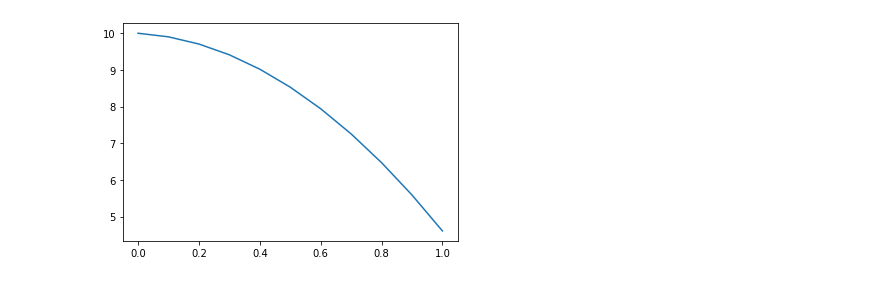
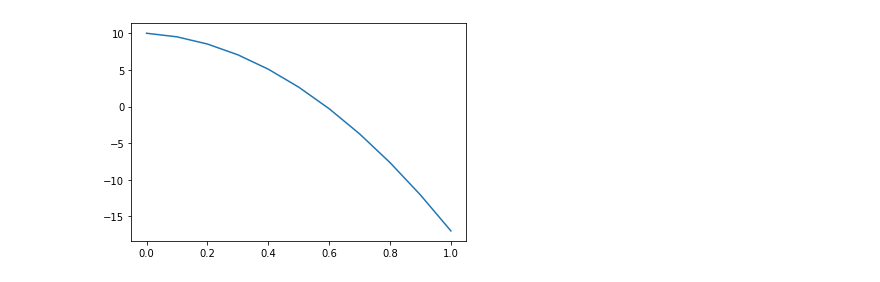
Before and after one commit to franklinzppa/fisica-computacional, a Jupyter notebook: Final Project.ipynb, the cells around one changed output. Cells and saved outputs as stored; diff of their text form; code cells hidden in the pictures.

```diff
--- a/Final Project.ipynb
+++ b/Final Project.ipynb
@@ -39,19 +10,0 @@ plt.show()
-# %%
-# Testing solve_ivp for a first order ODE
-
-from scipy.integrate import solve_ivp
-
-dt = 0.1
-t = np.arange(0, 1+dt, dt)
-
-def f(t, y, a):
-    return a*t**2
-
-a = 3.0
-
-sol = solve_ivp(f, t_span=(0,1), y0=[0], t_eval=t, args=[a])
-y = sol.y[0]
-
-plt.plot(t, a*(t**3)/3)
-plt.plot(t, y, marker='o', ls='')
-plt.show()
@@ -165,26 +11,26 @@ plt.show()
 # %%
+# Euler-Cromer in 1D
+
+m = 5.0
 dt = 0.1
 t = np.arange(0, 1+dt, dt)
 N = len(t)
 
-x = 10.0
-v = 0.0
+r = np.zeros(N)
+v = np.zeros(N)
 
-def f():
-    g = 9.8
-    return -g
+r[0] = 10.0
+v[0] = 0.0
 
+def a(r,v,t, m):
+    g = 9.81
+    return -m*g
 
-x_list = []
-v_list = []
+for i in range(N-1):
+    v[i+1] = v[i] + a(r[i],v[i],t[i], m)*dt
+    r[i+1] = r[i] + v[i+1]*dt
 
-for i in range(N):
-    x_list.append(x)
-    v_list.append(v)
-    v = v + f()*dt
-    x = x + v*dt
-
-plt.plot(t, x_list)
+plt.plot(t, r)
 plt.show()
 # %% [output]
-[figure, old version]
+[figure, new version]
```
Also changed, not shown: parts of 16 cells of this notebook.
